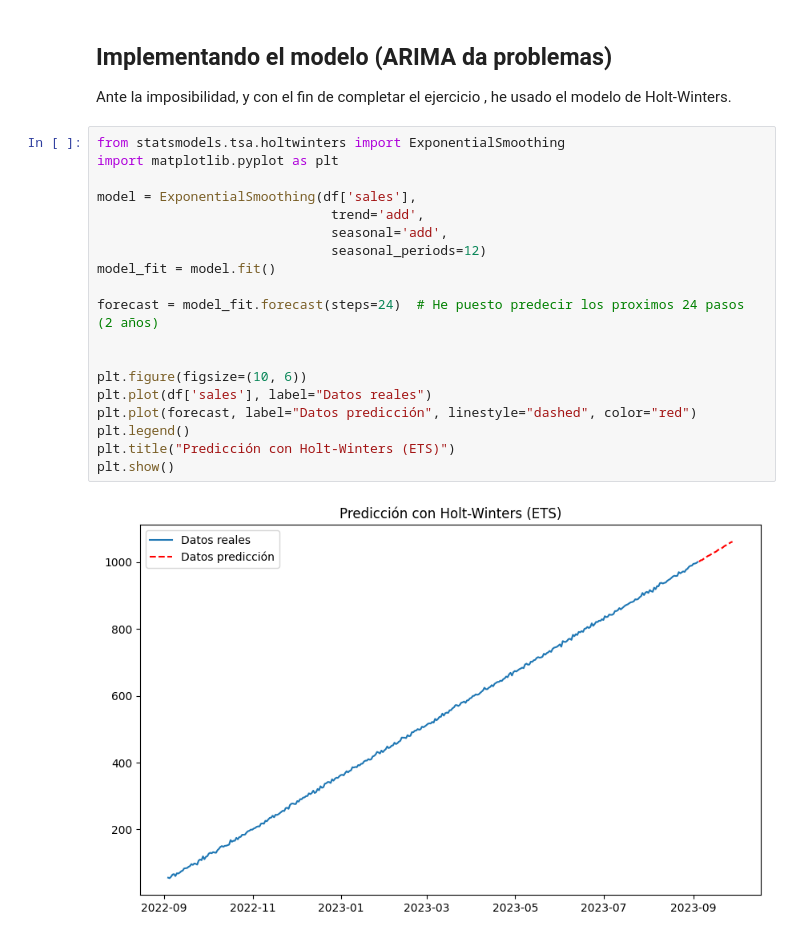
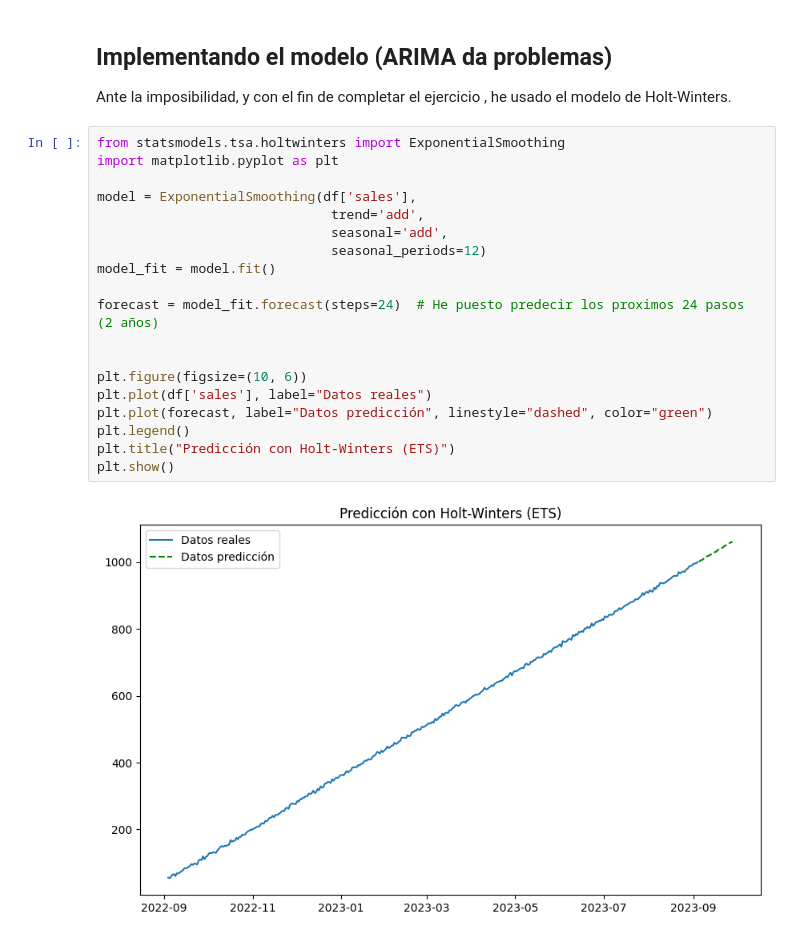
Before and after one commit to 4GeeksAcademy/Alt_time_series, a Jupyter notebook: src/explore.ipynb, the cells around one changed output. Saved outputs shown, nothing was run; the diff lists cells and outputs as text.

```diff
--- a/src/explore.ipynb
+++ b/src/explore.ipynb
@@ -136,21 +136,21 @@ Ante la imposibilidad, y con el fin de completar el ejercicio , he usado el mode
 # %%
 from statsmodels.tsa.holtwinters import ExponentialSmoothing
 import matplotlib.pyplot as plt
 
 model = ExponentialSmoothing(df['sales'],
                               trend='add',
                               seasonal='add',
                               seasonal_periods=12)
 model_fit = model.fit()
 
 forecast = model_fit.forecast(steps=24)  # He puesto predecir los proximos 24 pasos (2 años)
 
 
 plt.figure(figsize=(10, 6))
 plt.plot(df['sales'], label="Datos reales")
-plt.plot(forecast, label="Datos predicción", linestyle="dashed", color="red")
+plt.plot(forecast, label="Datos predicción", linestyle="dashed", color="green")
 plt.legend()
 plt.title("Predicción con Holt-Winters (ETS)")
 plt.show()
 # %% [output]
-[figure, old version]
+[figure, new version]
```
